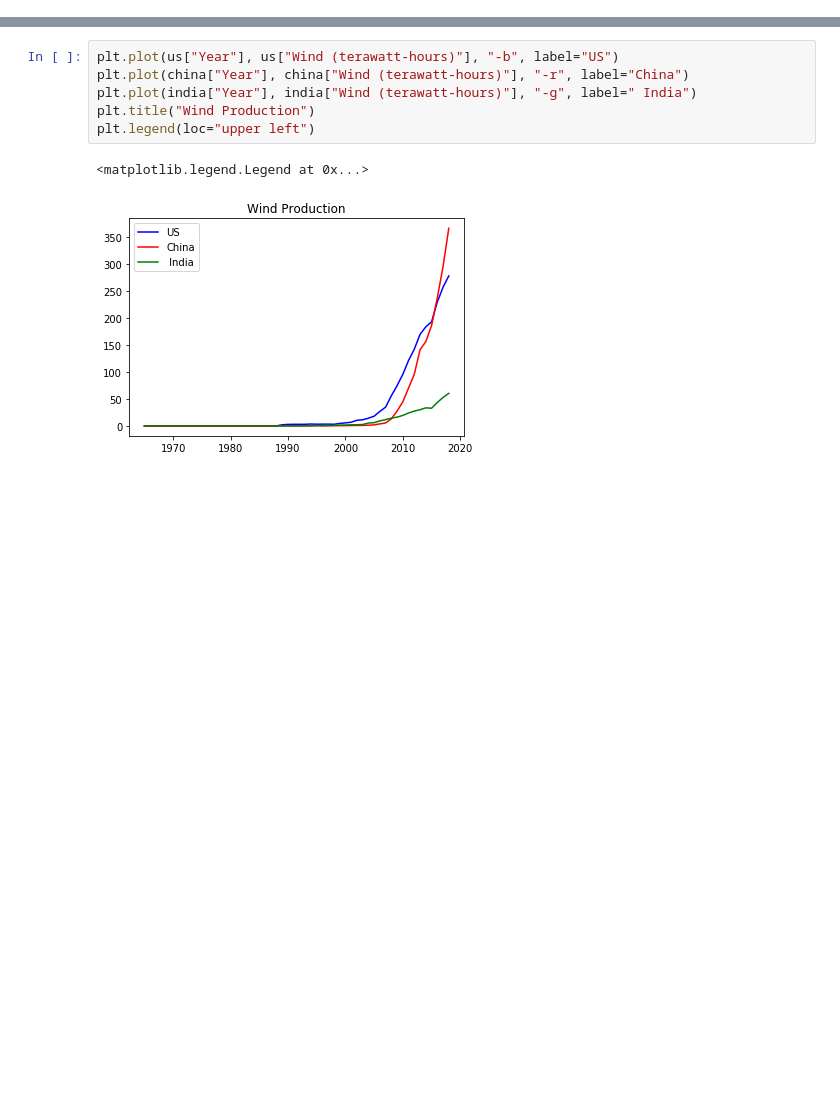
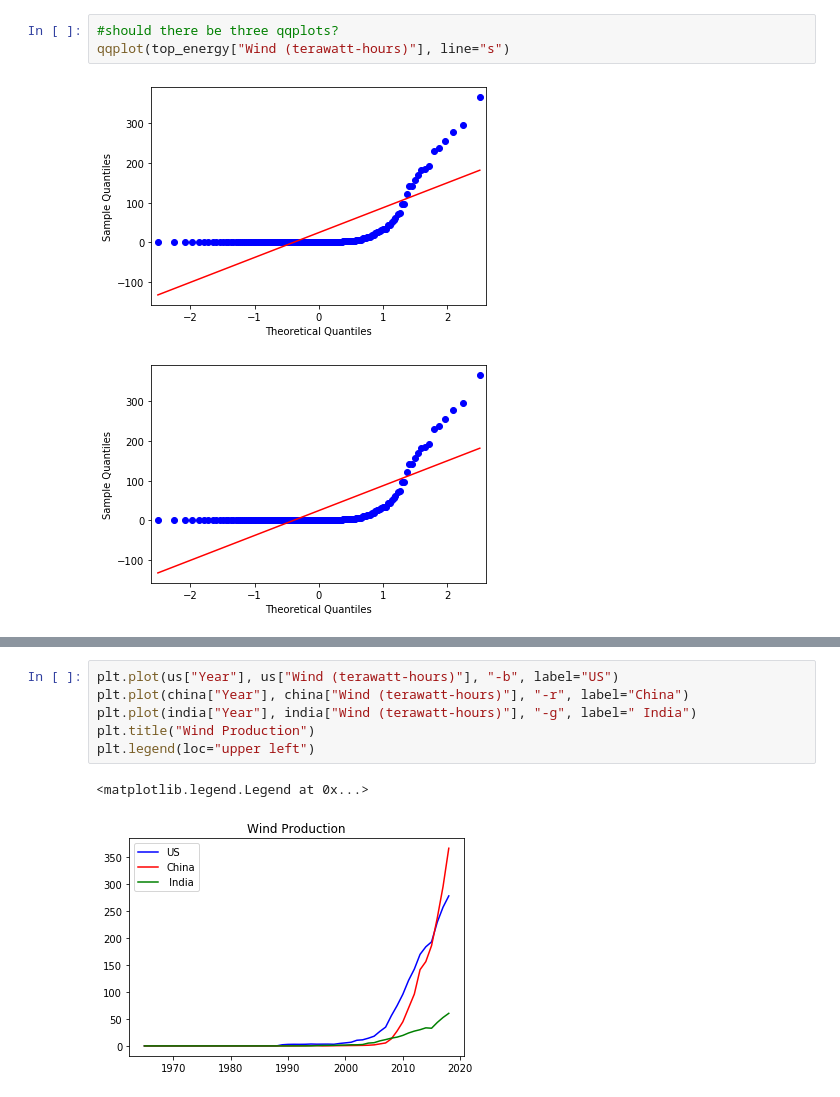
Before and after one commit to jhl126/Capstone1_Rename_later, a Jupyter notebook: Data Analysis.ipynb, the cells around one changed output, grey strips where cells are left out. Saved outputs shown, nothing was run; the diff lists cells and outputs as text; blank space fills up the shorter version.

```diff
--- a/Data Analysis.ipynb
+++ b/Data Analysis.ipynb
@@ -94,0 +142,6 @@ KruskalResult(statistic=4.198967690086662, pvalue=0.12251965106037972)
+# %%
+#should there be three qqplots?
+qqplot(top_energy["Wind (terawatt-hours)"], line="s")
+# %% [output]
+[figure, added]
+[figure, added]
```
Also changed, not shown: parts of 17 cells of this notebook, 1 other file.
